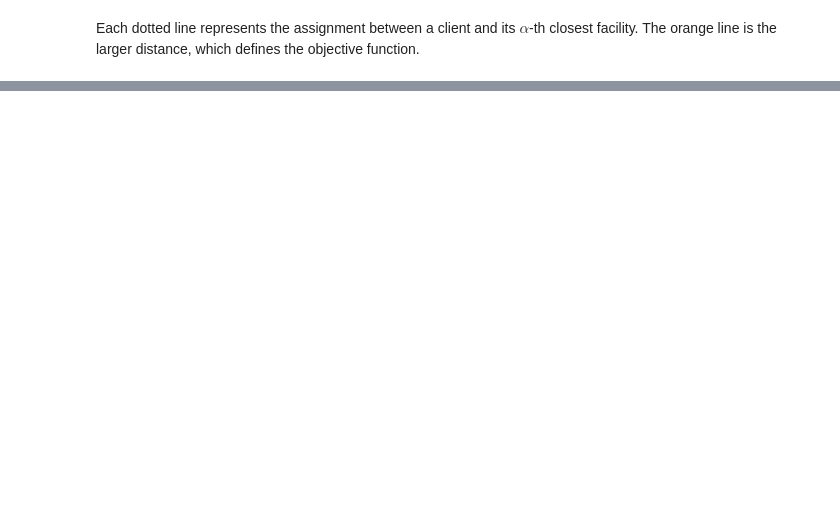
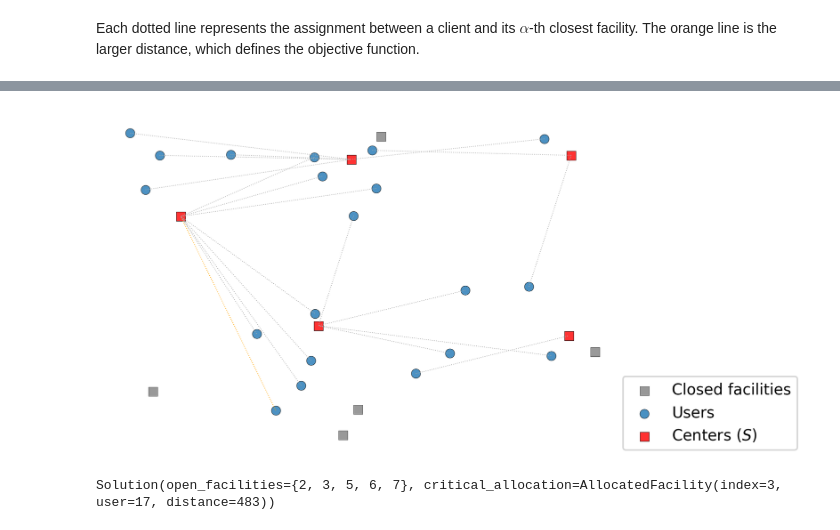
Before and after one commit to netotz/alpha-neighbor-p-center-problem, a Jupyter notebook: anpcp/simple_plots.ipynb, the cells around one changed output, grey strips where cells are left out. Drawn from its saved outputs; the diff is of its cells as text; code cells hidden in the pictures; blank space fills up the shorter version.

```diff
--- a/anpcp/simple_plots.ipynb
+++ b/anpcp/simple_plots.ipynb
@@ -28,0 +46,14 @@ Solution(open_facilities={1, 3, 6, 8, 9}, critical_allocation=AllocatedFacility(
+# %%
+plot_solver(
+    solver,
+    False,
+    dpi=DPI,
+    filename="nb_results\\2npcp_same.png"
+);
+# %% [output]
+[figure, added]
+# %%
+solver.grasp(100, -1)
+solver.solution
+# %% [output]
+Solution(open_facilities={2, 3, 5, 6, 7}, critical_allocation=AllocatedFacility(index=3, user=17, distance=483))
```
Also changed, not shown: parts of 10 cells of this notebook, 3 other files.
